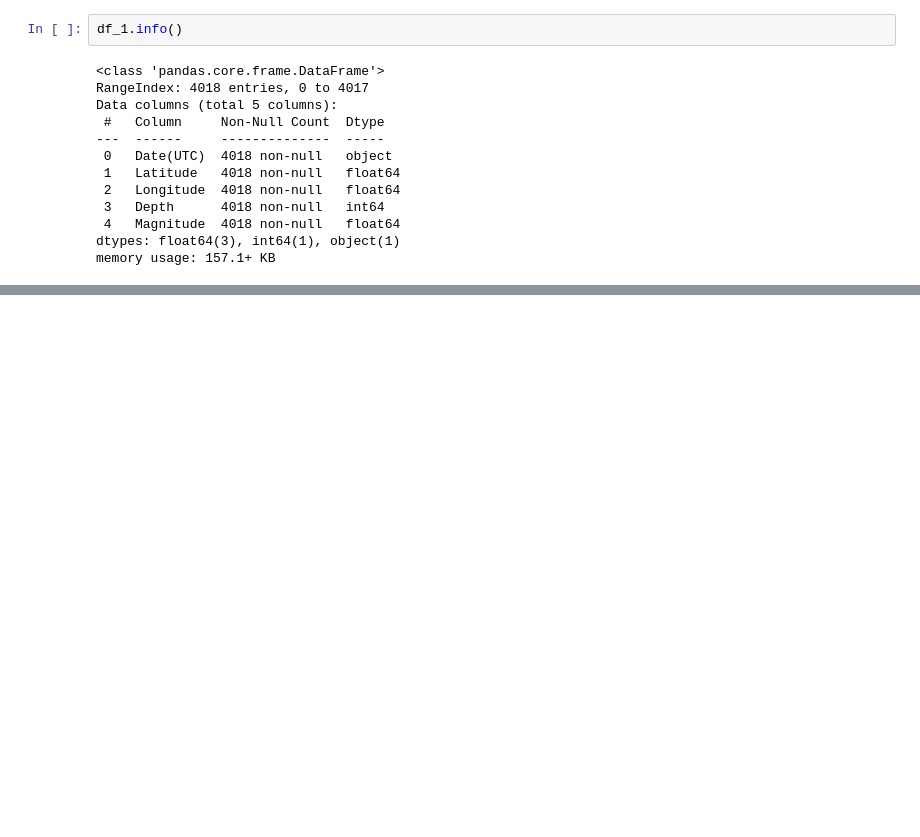
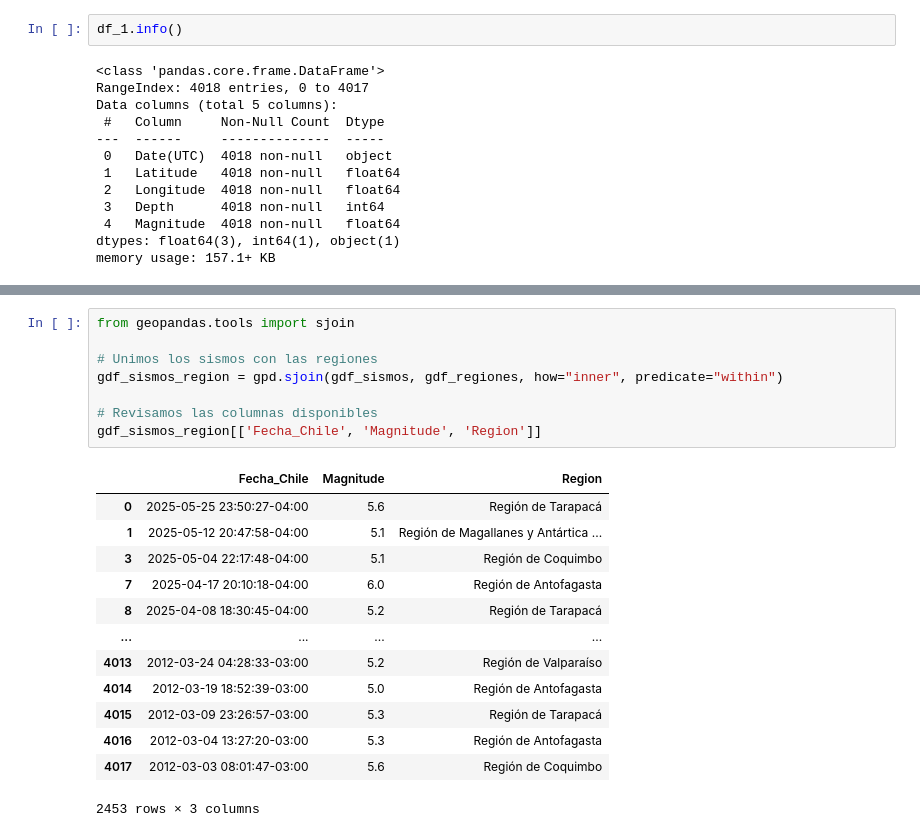
Before and after one commit to cristiangodoyangel/Analisis-Sismico-Chile-Data-Science, a Jupyter notebook: Terremotos_en_Chile.ipynb, the cells around one changed output, grey strips where cells are left out. Cells and saved outputs as stored; diff of their text form; blank space fills up the shorter version.

```diff
--- a/Terremotos_en_Chile.ipynb
+++ b/Terremotos_en_Chile.ipynb
@@ -422,0 +474,22 @@ plt.show()
+# %%
+from geopandas.tools import sjoin
+
+# Unimos los sismos con las regiones
+gdf_sismos_region = gpd.sjoin(gdf_sismos, gdf_regiones, how="inner", predicate="within")
+
+# Revisamos las columnas disponibles
+gdf_sismos_region[['Fecha_Chile', 'Magnitude', 'Region']]
+# %% [output]
+|  | Fecha_Chile | Magnitude | Region |
+| 0 | 2025-05-25 23:50:27-04:00 | 5.6 | Región de Tarapacá |
+| 1 | 2025-05-12 20:47:58-04:00 | 5.1 | Región de Magallanes y Antártica ... |
+| 3 | 2025-05-04 22:17:48-04:00 | 5.1 | Región de Coquimbo |
+| 7 | 2025-04-17 20:10:18-04:00 | 6.0 | Región de Antofagasta |
+| 8 | 2025-04-08 18:30:45-04:00 | 5.2 | Región de Tarapacá |
+| ... | ... | ... | ... |
+| 4013 | 2012-03-24 04:28:33-03:00 | 5.2 | Región de Valparaíso |
+| 4014 | 2012-03-19 18:52:39-03:00 | 5.0 | Región de Antofagasta |
+| 4015 | 2012-03-09 23:26:57-03:00 | 5.3 | Región de Tarapacá |
+| 4016 | 2012-03-04 13:27:20-03:00 | 5.3 | Región de Antofagasta |
+| 4017 | 2012-03-03 08:01:47-03:00 | 5.6 | Región de Coquimbo |
+2453 rows × 3 columns
```
Also changed, not shown: parts of 19 cells of this notebook.
